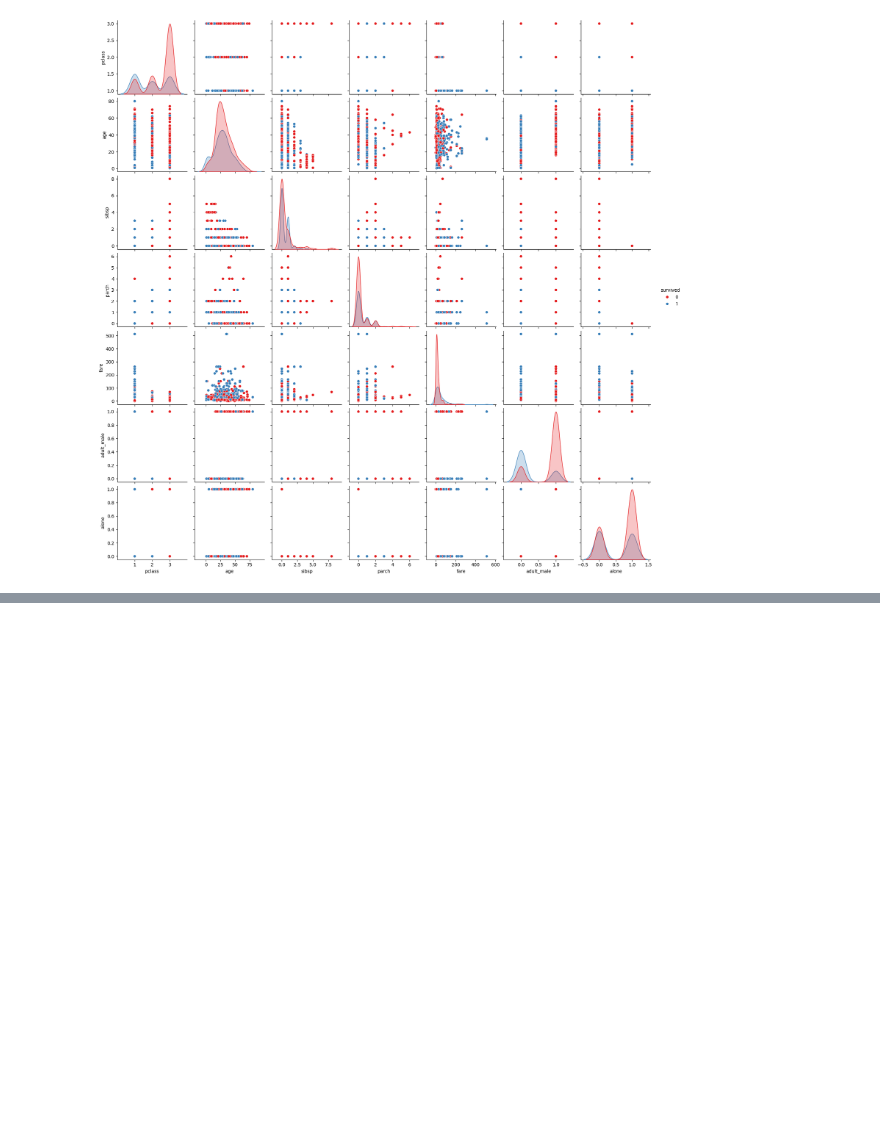
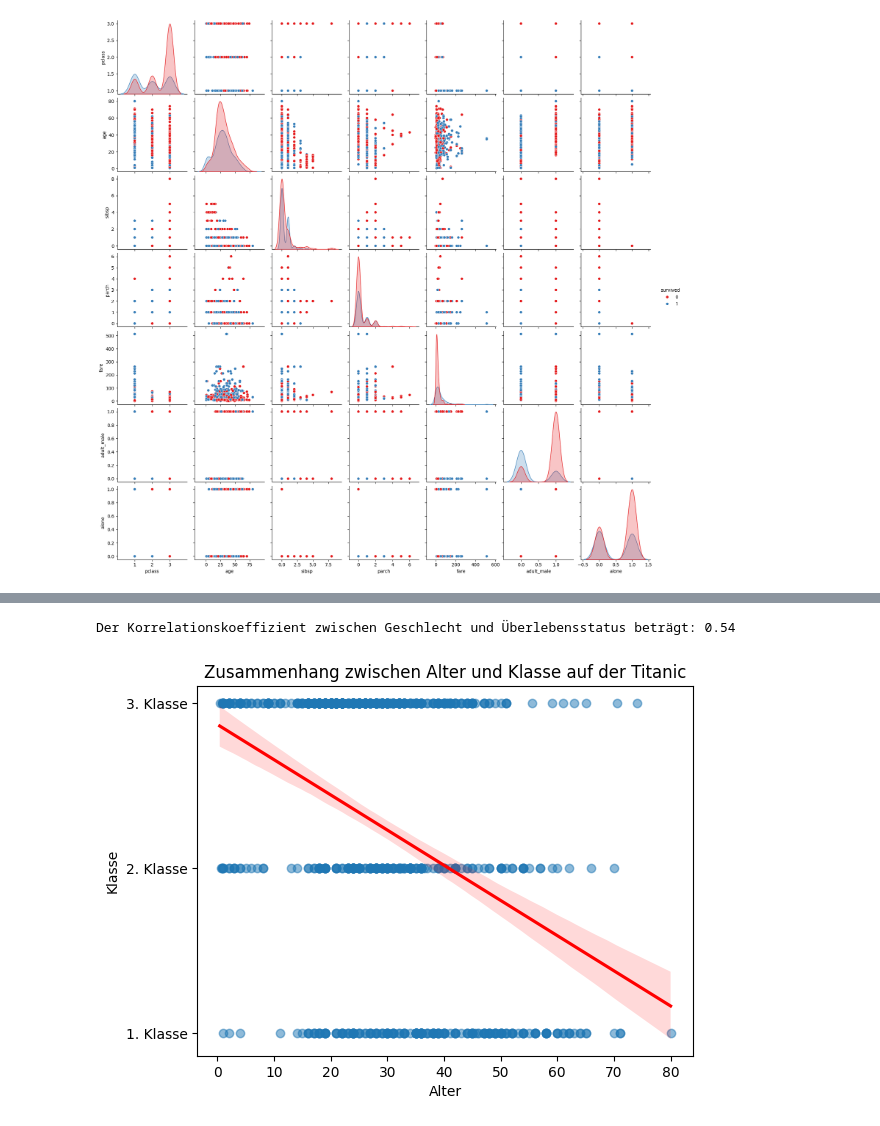
Before and after one commit to maumaudonut/BINA-Projekt-FS25-Donat, a Jupyter notebook: Erstes Projekt Donat/3Projekt.ipynb, the cells around one changed output, grey strips where cells are left out. Cells and saved outputs as stored; diff of their text form; code cells hidden in the pictures; blank space fills up the shorter version.

```diff
--- a/Erstes Projekt Donat/3Projekt.ipynb
+++ b/Erstes Projekt Donat/3Projekt.ipynb
@@ -66,0 +82,25 @@ plt.show()
+# %%
+# Wandele das Geschlecht in eine numerische Variable um (z. B. male = 0, female = 1)
+titanic_df['sex_numeric'] = titanic_df['sex'].map({'male': 0, 'female': 1})
+
+# Berechne den Pearson-Korrelationskoeffizienten zwischen Geschlecht und Überlebensstatus
+correlation = titanic_df['sex_numeric'].corr(titanic_df['survived'])
+
+# Zeige den Korrelationskoeffizienten an
+print(f"Der Korrelationskoeffizient zwischen Geschlecht und Überlebensstatus beträgt: {correlation:.2f}")
+# %% [output]
+Der Korrelationskoeffizient zwischen Geschlecht und Überlebensstatus beträgt: 0.54
+# %%
+# Erstelle einen Scatterplot mit Regressionslinie
+sns.regplot(x='age', y='pclass', data=titanic_df, scatter_kws={'alpha': 0.5}, line_kws={'color': 'red'})
+
+# Beschriftungen und Titel hinzufügen
+plt.xlabel('Alter')
+plt.ylabel('Klasse')
+plt.title('Zusammenhang zwischen Alter und Klasse auf der Titanic')
+plt.yticks([1, 2, 3], ['1. Klasse', '2. Klasse', '3. Klasse'])  # Y-Achse beschriften
+
+# Zeige den Plot an
+plt.show()
+# %% [output]
+[figure, added]
```
Also changed, not shown: parts of 5 cells of this notebook.
